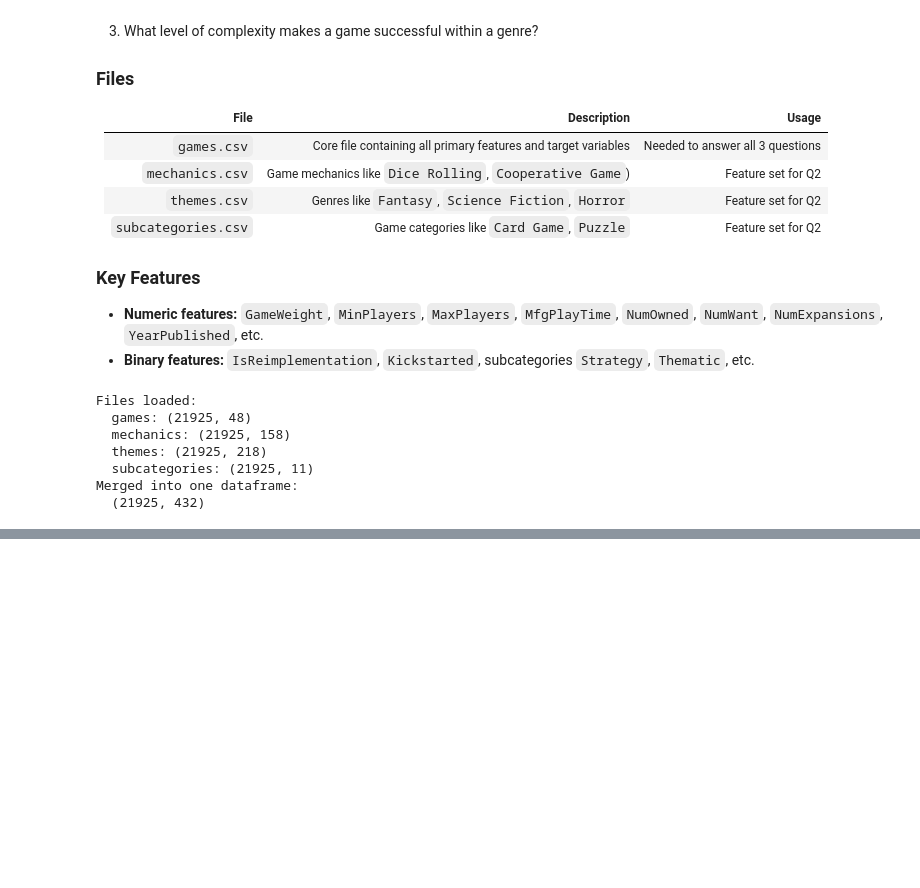
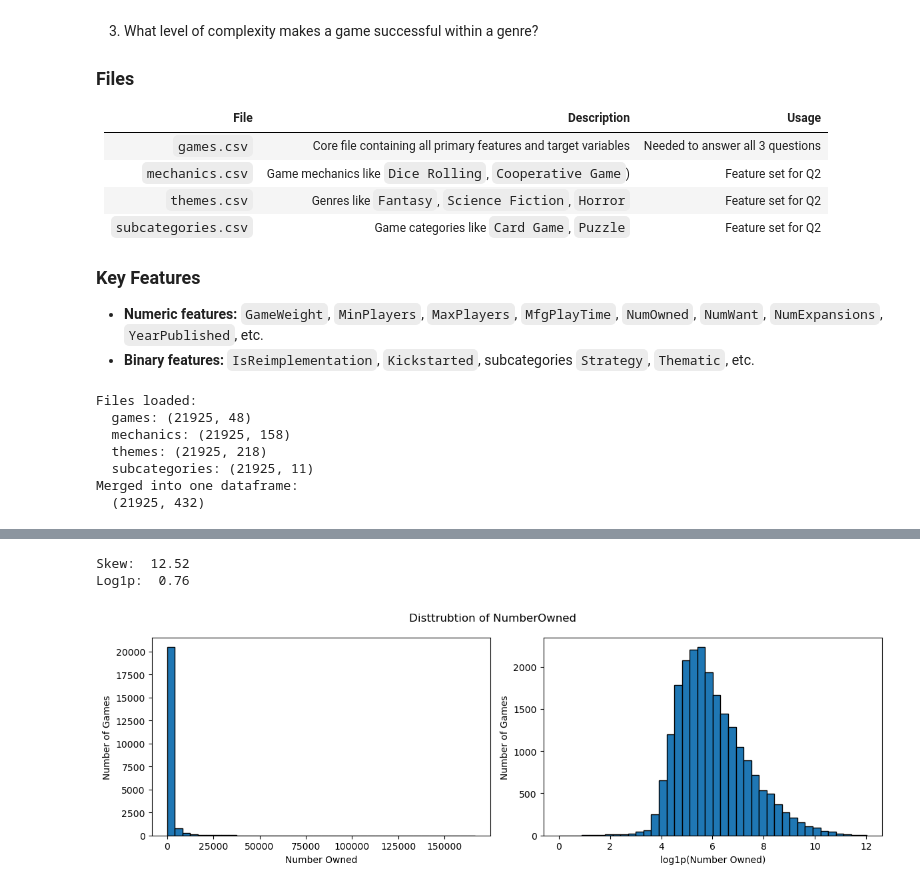
Before and after one commit to lelandweeks/BoardGameGeek-Rating-Analysis, a Jupyter notebook: notebooks/project_eda.ipynb, the cells around one changed output, grey strips where cells are left out. Cells and saved outputs as stored; diff of their text form; code cells hidden in the pictures; blank space fills up the shorter version.

```diff
--- a/notebooks/project_eda.ipynb
+++ b/notebooks/project_eda.ipynb
@@ -49,0 +118,22 @@ Merged into one dataframe:
+# %%
+data = df['NumOwned'].dropna()
+data_log = np.log1p(data)
+
+print(f'Skew:  {data.skew():.2f}')
+print(f'Log1p:  {data_log.skew():.2f}')
+
+fig, axes = plt.subplots(1, 2, figsize=(12, 4))
+axes[0].hist(data, bins=40, edgecolor='black')
+fig.suptitle('Disttrubtion of NumberOwned')
+axes[0].set_xlabel('Number Owned')
+axes[0].set_ylabel('Number of Games')
+axes[1].hist(data_log, bins=40, edgecolor='black')
+axes[1].set_xlabel('log1p(Number Owned)')
+axes[1].set_ylabel('Number of Games')
+plt.tight_layout()
+plt.show()
+plt.close()
+# %% [output]
+Skew:  12.52
+Log1p:  0.76
+[figure, added]
```
Also changed, not shown: parts of 9 cells of this notebook.
